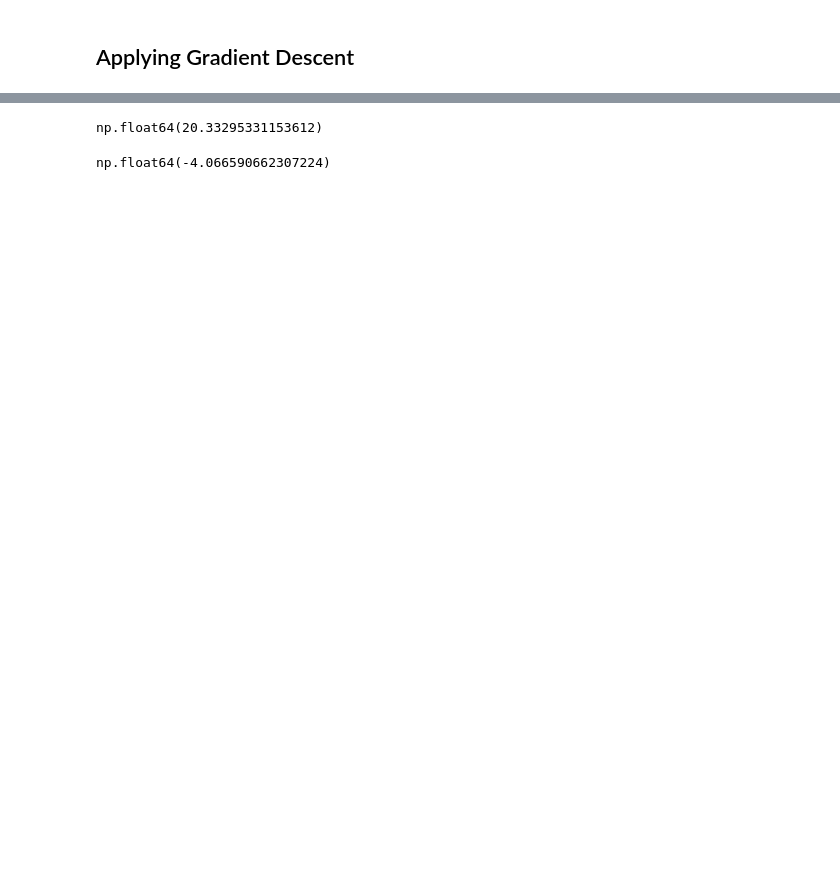
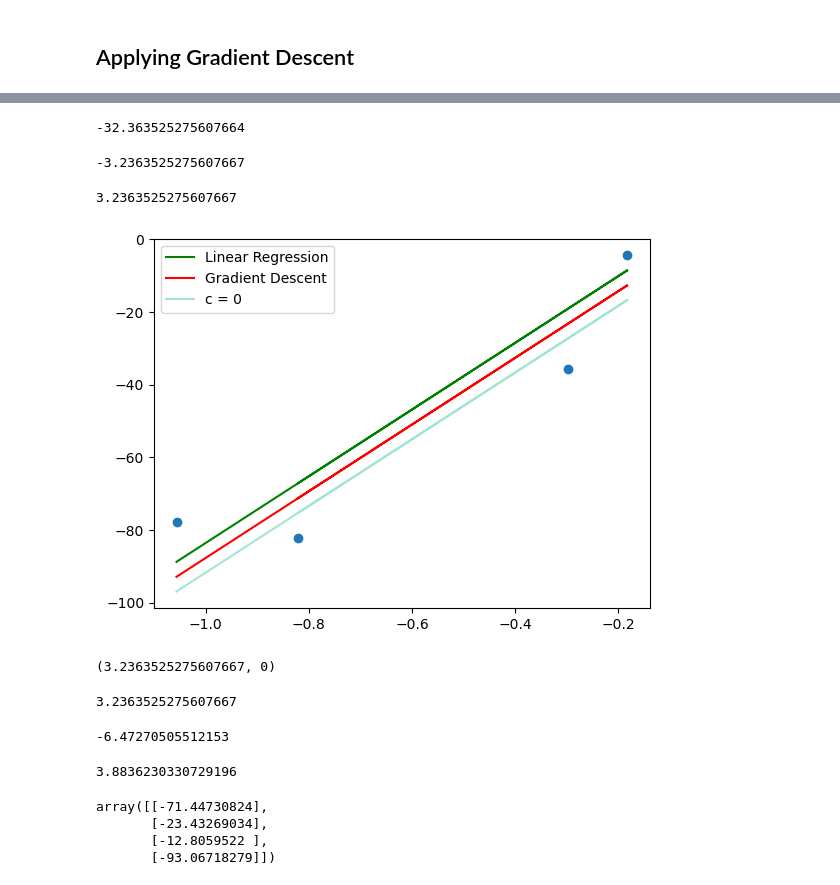
Before and after one commit to SahashRaee/Machine_Learning_Notebooks, a Jupyter notebook: 7.6_Gradient_Descent_Intuition.ipynb, the cells around one changed output, grey strips where cells are left out. Cells and saved outputs as stored; diff of their text form; code cells hidden in the pictures; blank space fills up the shorter version.

Commit message:
Gradient Descent Batch

```diff
--- a/7.6_Gradient_Descent_Intuition.ipynb
+++ b/7.6_Gradient_Descent_Intuition.ipynb
@@ -72,20 +74,23 @@ plt.show()
 # %%
 # 1: Find the slope of the c assumed
 
-m= 62.84
+m= 91.74
 c=0
 
 loss_slope=-2* np.sum(y-m*X.ravel()-c)
 # %%
 loss_slope
 # %% [output]
-np.float64(20.33295331153612)
+-32.363525275607664
 # %%
 # 2: Take learning rate = 0.1
 
 learning_rate= 0.1
 
 step_size= loss_slope*learning_rate
+step_size
+# %% [output]
+-3.2363525275607667
 # %%
 # 3: Calculate the new c (intercept)
 
@@ -93,7 +98,49 @@ c_new = c- step_size
 # %%
 c_new
 # %% [output]
-np.float64(-4.066590662307224)
+3.2363525275607667
 # %%
 # 4: Substitue the old intercept with new one
 y_predict_1= (m*X + c_new)
+# %%
+plt.scatter(X, y)
+plt.plot(X, lr.predict(X), color='green', label='Linear Regression')
+plt.plot(X, y_predict_1, color='red', label='Gradient Descent')
+plt.plot(X, y_predict, color='#A3E4D7', label= 'c = 0')
+plt.legend()
+plt.show()
+# %% [output]
+[figure, added]
+# %%
+c_new, c
+# %% [output]
+(3.2363525275607667, 0)
+# %%
+# Again repeating the process
+
+m= 91.74
+c= c_new
+c
+# %% [output]
+3.2363525275607667
+# %%
+loss_slope=-2* np.sum(y-m*X.ravel()-c)
+loss_slope
+# %% [output]
+-6.47270505512153
+# %%
+learning_rate= 0.1
+
+step_size= loss_slope*learning_rate
+c_new2 = c- step_size
+y_predict_2= (m*X + c_new2)
+c_new2
+# %% [output]
+3.8836230330729196
+# %%
+y_predict_2
+# %% [output]
+array([[-71.44730824],
+       [-23.43269034],
+       [-12.8059522 ],
+       [-93.06718279]])
```
Also changed, not shown: parts of 22 cells of this notebook, 5 other files.
